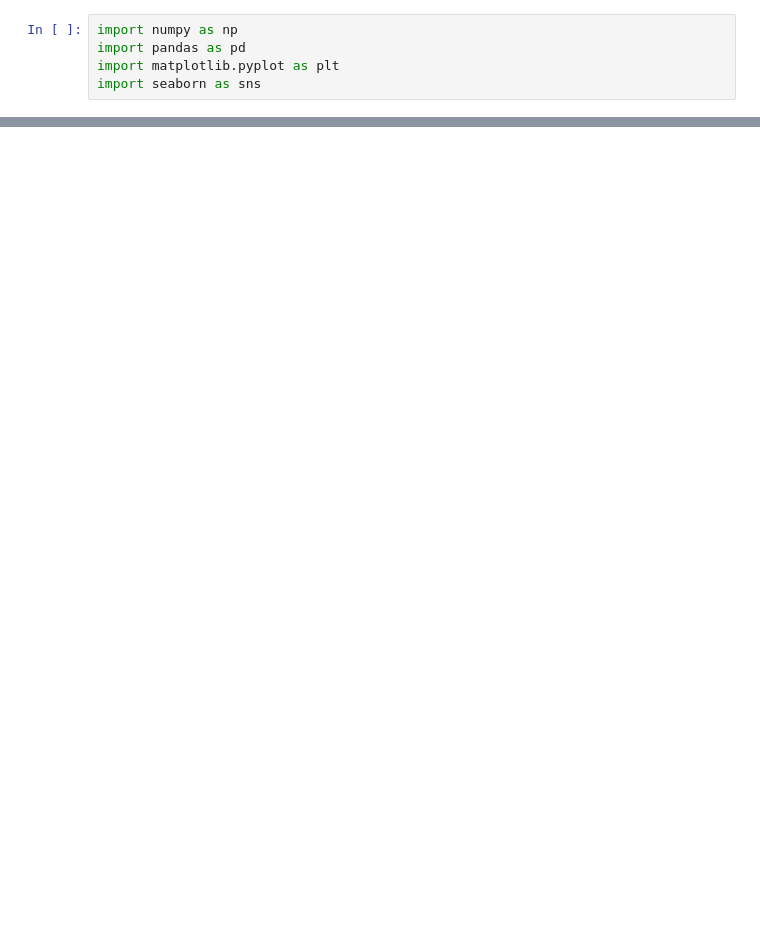
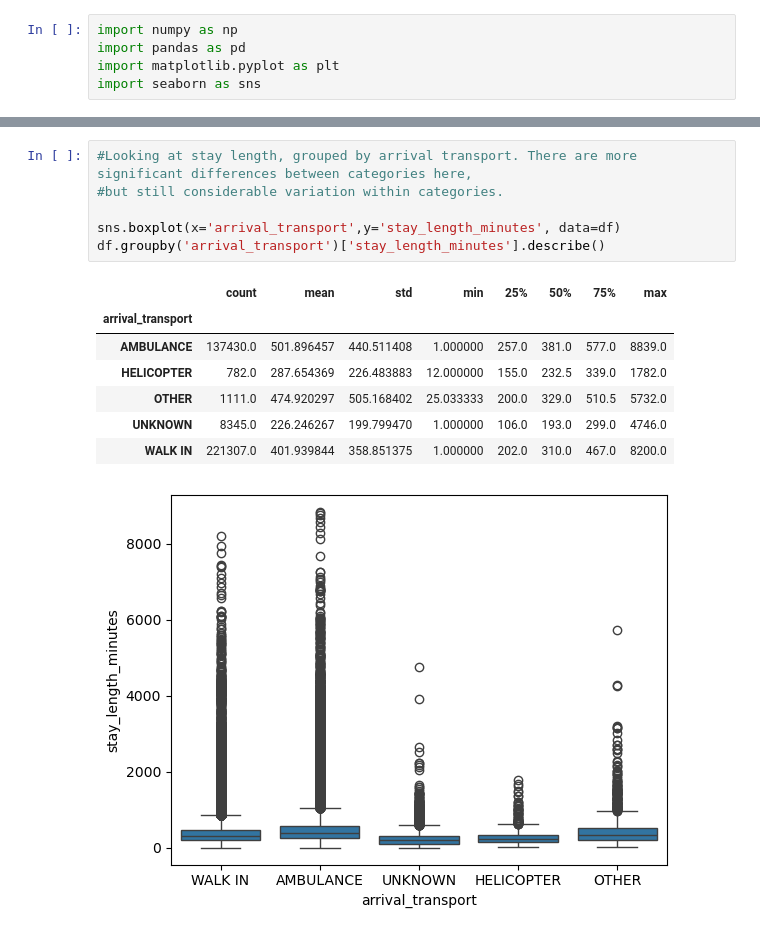
Before and after one commit to ewiesner/Emergency-Department-Wait-Times-, a Jupyter notebook: EDA.ipynb, the cells around one changed output, grey strips where cells are left out. Saved outputs shown, nothing was run; the diff lists cells and outputs as text; blank space fills up the shorter version.

```diff
--- a/EDA.ipynb
+++ b/EDA.ipynb
@@ -314,0 +85,15 @@ plt.show()
+# %%
+#Looking at stay length, grouped by arrival transport. There are more significant differences between categories here,
+#but still considerable variation within categories.
+
+sns.boxplot(x='arrival_transport',y='stay_length_minutes', data=df)
+df.groupby('arrival_transport')['stay_length_minutes'].describe()
+# %% [output]
+|  | count | mean | std | min | 25% | 50% | 75% | max |
+| arrival_transport |  |  |  |  |  |  |  |  |
+| AMBULANCE | 137430.0 | 501.896457 | 440.511408 | 1.000000 | 257.0 | 381.0 | 577.0 | 8839.0 |
+| HELICOPTER | 782.0 | 287.654369 | 226.483883 | 12.000000 | 155.0 | 232.5 | 339.0 | 1782.0 |
+| OTHER | 1111.0 | 474.920297 | 505.168402 | 25.033333 | 200.0 | 329.0 | 510.5 | 5732.0 |
+| UNKNOWN | 8345.0 | 226.246267 | 199.799470 | 1.000000 | 106.0 | 193.0 | 299.0 | 4746.0 |
+| WALK IN | 221307.0 | 401.939844 | 358.851375 | 1.000000 | 202.0 | 310.0 | 467.0 | 8200.0 |
+[figure, added]
```
Also changed, not shown: parts of 39 cells of this notebook, 4 other files.
